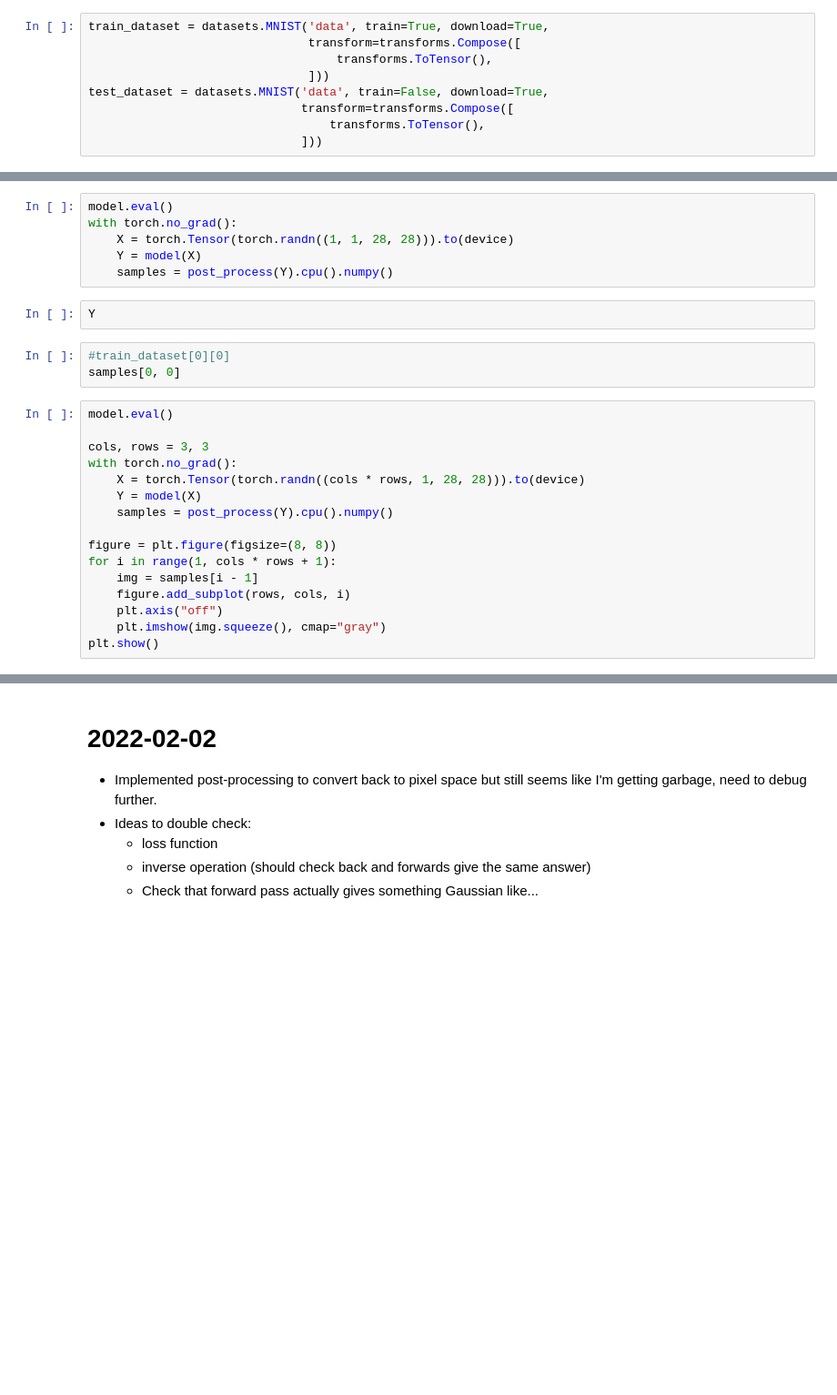
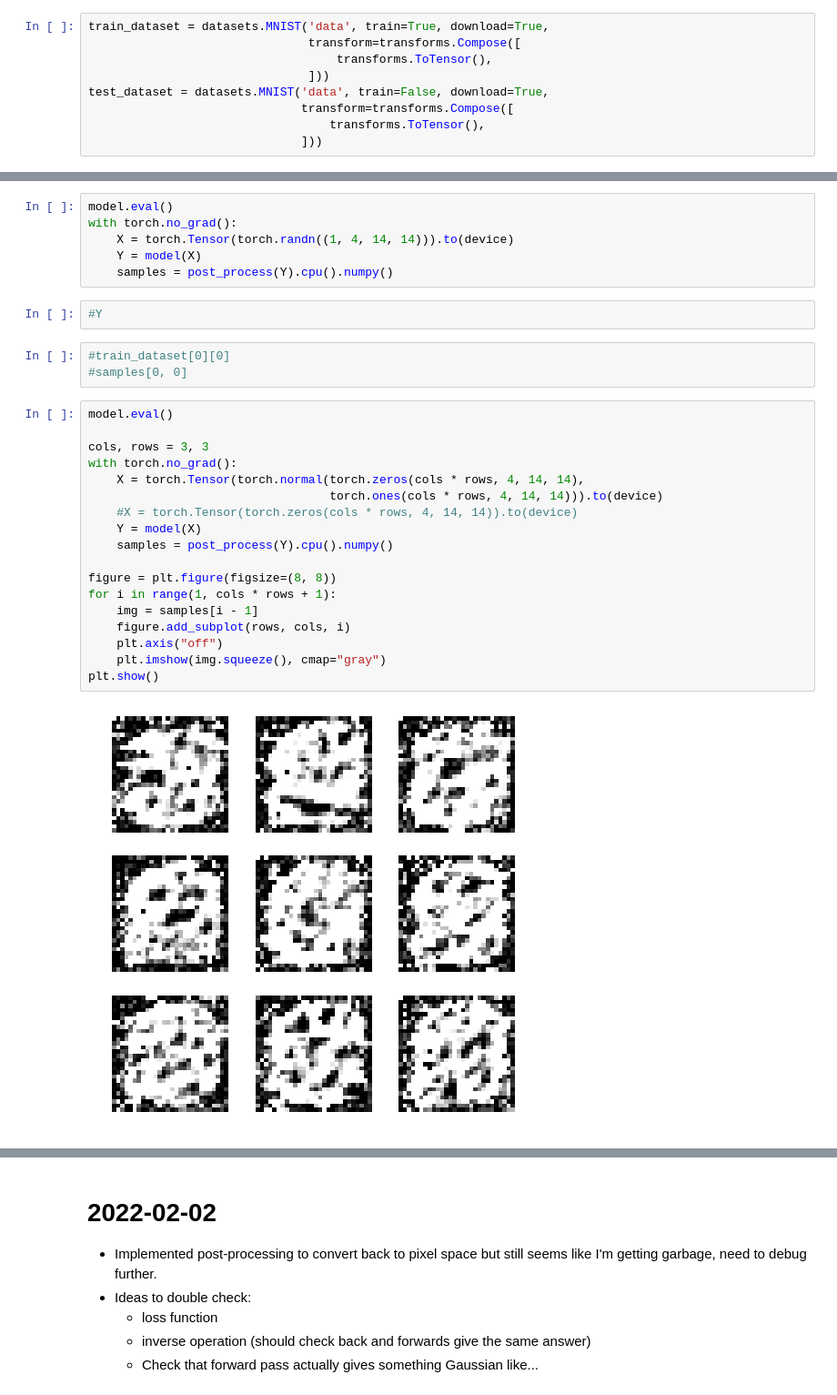
Before and after one commit to bjlkeng/sandbox, a Jupyter notebook: realnvp/pytorch-realnvp-mnist.ipynb, the cells around one changed output, grey strips where cells are left out. Shown at 91% size. Cells and saved outputs as stored; diff of their text form; blank space fills up the shorter version.

```diff
--- a/realnvp/pytorch-realnvp-mnist.ipynb
+++ b/realnvp/pytorch-realnvp-mnist.ipynb
@@ -363,27 +449,31 @@ plt.show()
 # %%
 model.eval()
 with torch.no_grad():
-    X = torch.Tensor(torch.randn((1, 1, 28, 28))).to(device)
+    X = torch.Tensor(torch.randn((1, 4, 14, 14))).to(device)
     Y = model(X)
     samples = post_process(Y).cpu().numpy()
-# %%
-Y
+# %%
+#Y
 # %%
 #train_dataset[0][0]
-samples[0, 0]
+#samples[0, 0]
 # %%
 model.eval()
 
 cols, rows = 3, 3
 with torch.no_grad():
-    X = torch.Tensor(torch.randn((cols * rows, 1, 28, 28))).to(device)
+    X = torch.Tensor(torch.normal(torch.zeros(cols * rows, 4, 14, 14),
+                                  torch.ones(cols * rows, 4, 14, 14))).to(device)
+    #X = torch.Tensor(torch.zeros(cols * rows, 4, 14, 14)).to(device)
     Y = model(X)
     samples = post_process(Y).cpu().numpy()
 
 figure = plt.figure(figsize=(8, 8))
 for i in range(1, cols * rows + 1):
     img = samples[i - 1]
     figure.add_subplot(rows, cols, i)
     plt.axis("off")
     plt.imshow(img.squeeze(), cmap="gray")
 plt.show()
+# %% [output]
+[figure, added]
```
Also changed, not shown: parts of 17 cells of this notebook.
